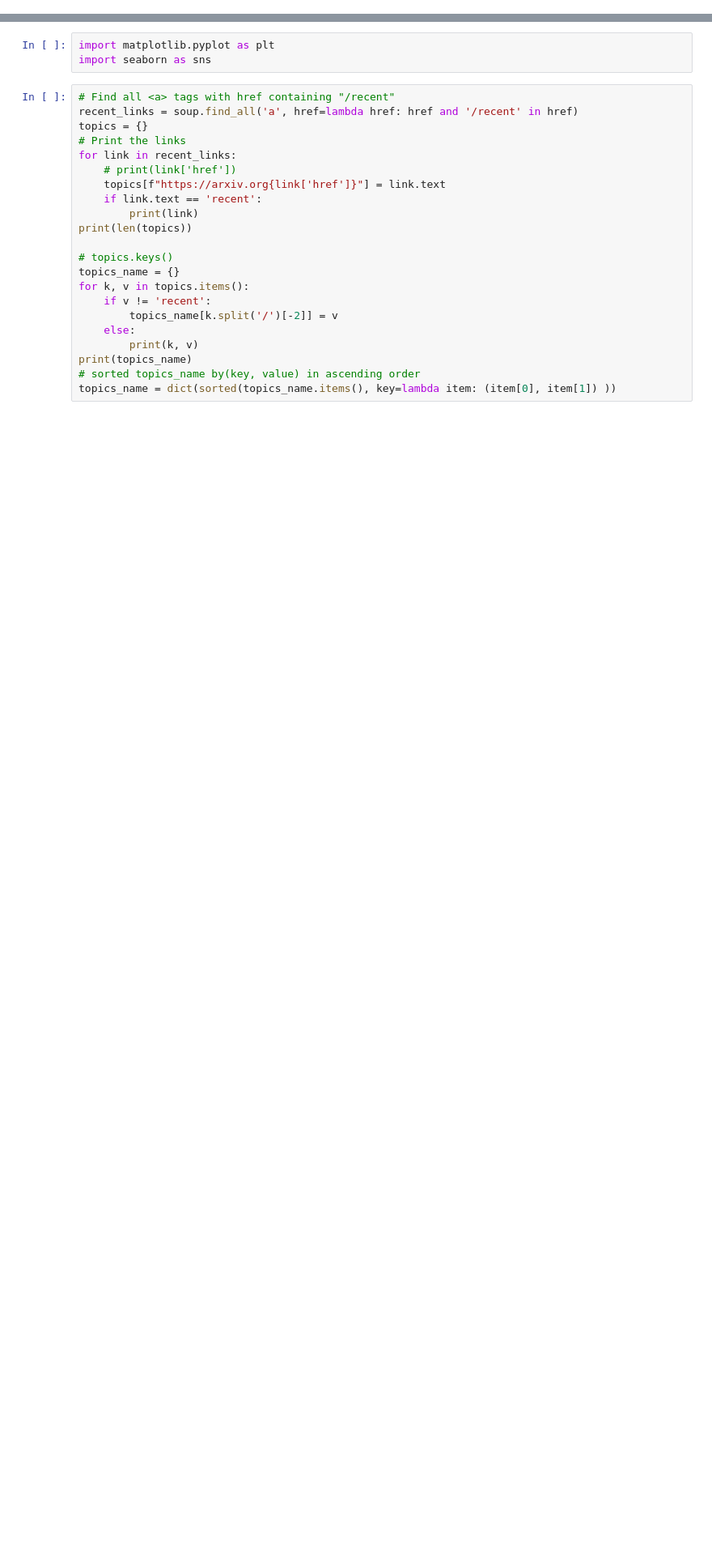
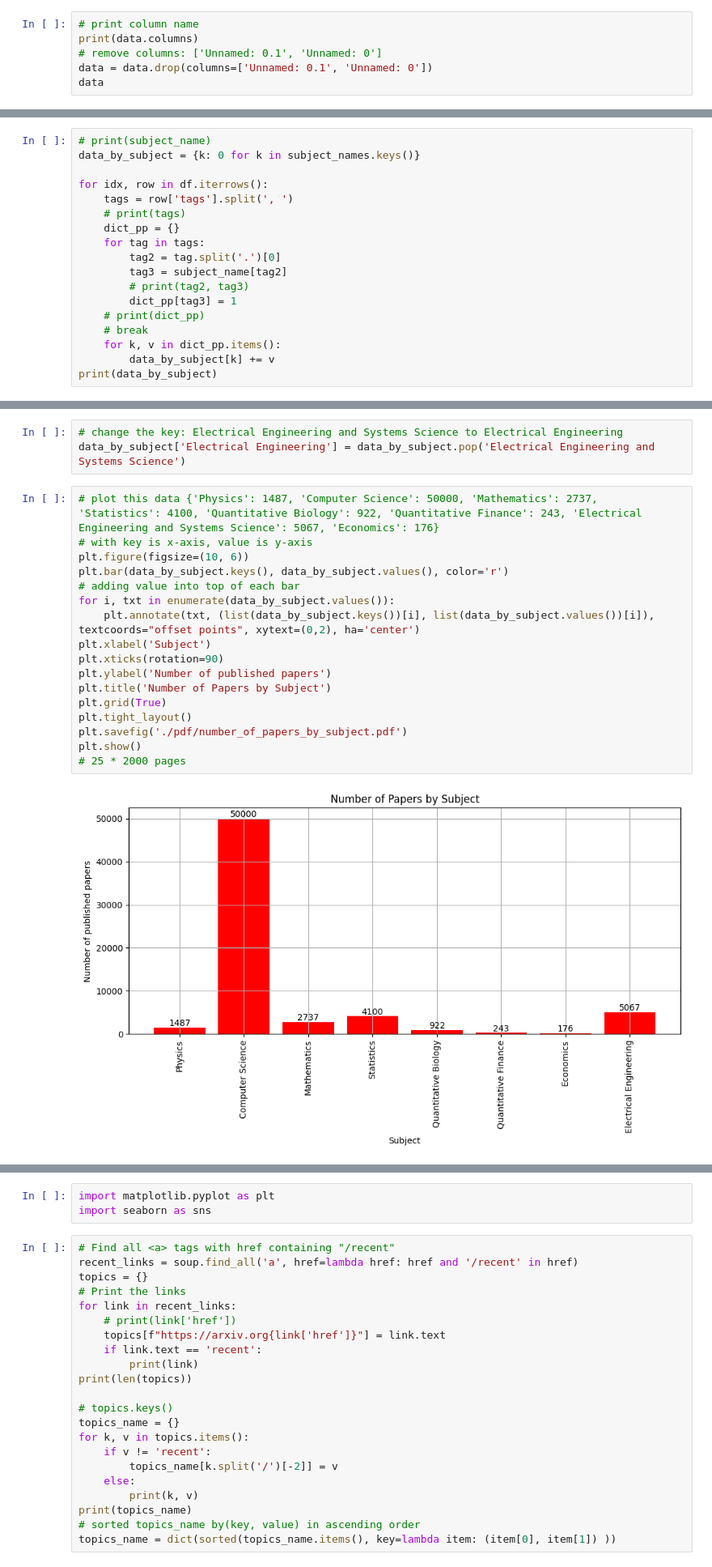
Before and after one commit to mtuann/comp5120-data-vis, a Jupyter notebook: project02/test-data-arxiv.ipynb, the cells around one changed output, grey strips where cells are left out. Shown at 81% size. Saved outputs shown, nothing was run; the diff lists cells and outputs as text; blank space fills up the shorter version.

```diff
--- a/project02/test-data-arxiv.ipynb
+++ b/project02/test-data-arxiv.ipynb
@@ -15,0 +58,6 @@ data = pd.read_csv('/Users/tuan/Desktop/vinuni-stuff/comp5120-datavis/projects/p
+# %%
+# print column name
+print(data.columns)
+# remove columns: ['Unnamed: 0.1', 'Unnamed: 0']
+data = data.drop(columns=['Unnamed: 0.1', 'Unnamed: 0'])
+data
@@ -15,0 +204,18 @@ data = pd.read_csv('/Users/tuan/Desktop/vinuni-stuff/comp5120-datavis/projects/p
+# %%
+# print(subject_name)
+data_by_subject = {k: 0 for k in subject_names.keys()}
+
+for idx, row in df.iterrows():
+    tags = row['tags'].split(', ')
+    # print(tags)
+    dict_pp = {}
+    for tag in tags:
+        tag2 = tag.split('.')[0]
+        tag3 = subject_name[tag2]
+        # print(tag2, tag3)
+        dict_pp[tag3] = 1
+    # print(dict_pp)
+    # break
+    for k, v in dict_pp.items():
+        data_by_subject[k] += v
+print(data_by_subject)
@@ -15,0 +224,22 @@ data = pd.read_csv('/Users/tuan/Desktop/vinuni-stuff/comp5120-datavis/projects/p
+# %%
+# change the key: Electrical Engineering and Systems Science to Electrical Engineering
+data_by_subject['Electrical Engineering'] = data_by_subject.pop('Electrical Engineering and Systems Science')
+# %%
+# plot this data {'Physics': 1487, 'Computer Science': 50000, 'Mathematics': 2737, 'Statistics': 4100, 'Quantitative Biology': 922, 'Quantitative Finance': 243, 'Electrical Engineering and Systems Science': 5067, 'Economics': 176}
+# with key is x-axis, value is y-axis
+plt.figure(figsize=(10, 6))
+plt.bar(data_by_subject.keys(), data_by_subject.values(), color='r')
+# adding value into top of each bar
+for i, txt in enumerate(data_by_subject.values()):
+    plt.annotate(txt, (list(data_by_subject.keys())[i], list(data_by_subject.values())[i]), textcoords="offset points", xytext=(0,2), ha='center')
+plt.xlabel('Subject')
+plt.xticks(rotation=90)
+plt.ylabel('Number of published papers')
+plt.title('Number of Papers by Subject')
+plt.grid(True)
+plt.tight_layout()
+plt.savefig('./pdf/number_of_papers_by_subject.pdf')
+plt.show()
+# 25 * 2000 pages
+# %% [output]
+[figure, added]
```
Also changed, not shown: parts of 16 cells of this notebook, 1 other file.
